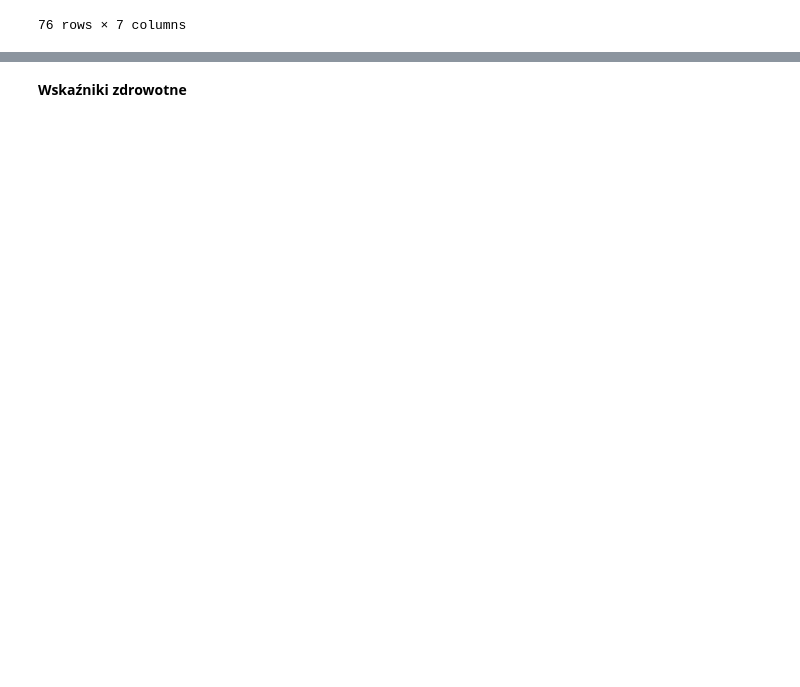
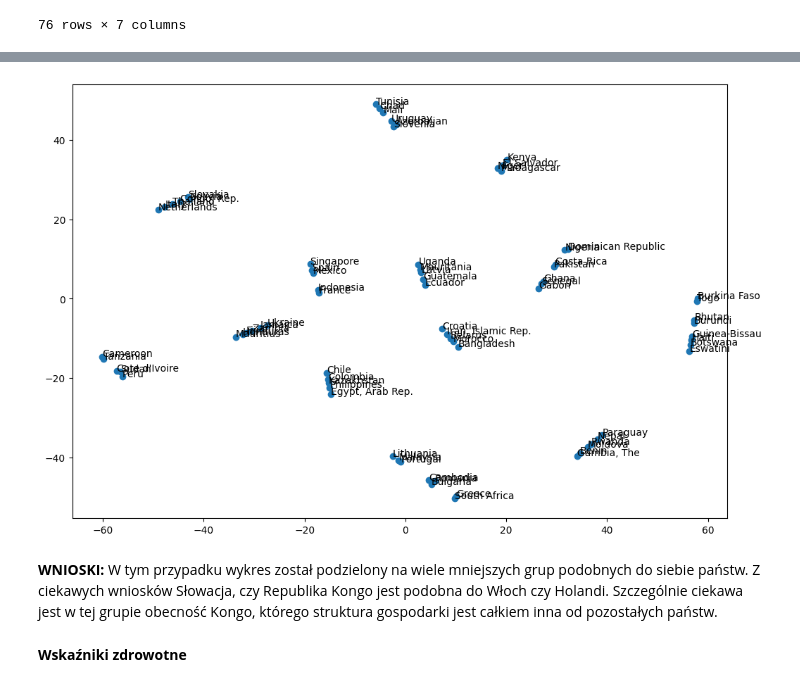
Before and after one commit to lion158/Eksploracja_Danych_Projekt, a Jupyter notebook: EksploracjaDanychProjekt2.ipynb, the cells around one changed output, grey strips where cells are left out. Saved outputs shown, nothing was run; the diff lists cells and outputs as text; code cells hidden in the pictures; blank space fills up the shorter version.

```diff
--- a/EksploracjaDanychProjekt2.ipynb
+++ b/EksploracjaDanychProjekt2.ipynb
@@ -527,0 +597,4 @@ plt.show()
+# %%
+tsne = TSNE(n_components=2, perplexity=2, random_state=0)
+X_2020_economic_tsne = tsne.fit_transform(df_2020.loc[:,economic_indicators].values)
+X_2020_economic_tsne
@@ -528,2 +619,16 @@ plt.show()
+# %%
+fig, ax = plt.subplots(figsize=(12, 8))
+ax.scatter(X_2020_economic_tsne[:,0], X_2020_economic_tsne[:,1],)
+
+for i, txt in enumerate(countries_full_names):
+  ax.annotate(txt, (X_2020_economic_tsne[i,0], X_2020_economic_tsne[i,1]))
+
+plt.show()
+# %% [output]
+[figure, added]
+# %% [markdown]
+**WNIOSKI:**
+W tym przypadku wykres został podzielony na wiele mniejszych grup podobnych do siebie państw.
+Z ciekawych wniosków Słowacja, czy Republika Kongo jest podobna do Włoch czy Holandi. Szczególnie ciekawa jest w tej grupie obecność Kongo, którego struktura gospodarki jest całkiem inna od pozostałych państw.
 # %% [markdown]
 **Wskaźniki zdrowotne**
```
Also changed, not shown: parts of 46 cells of this notebook.
